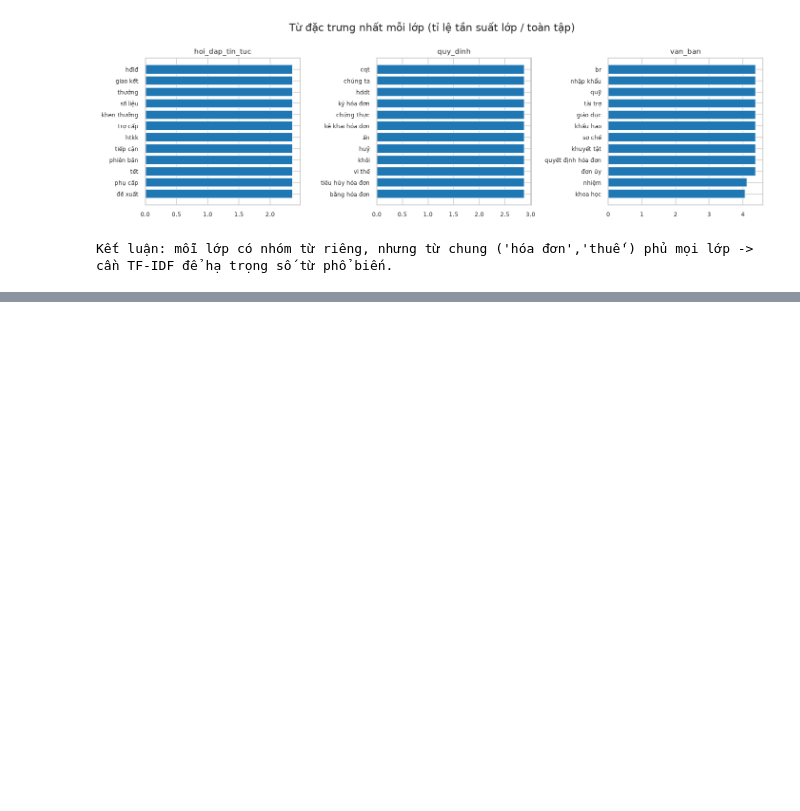
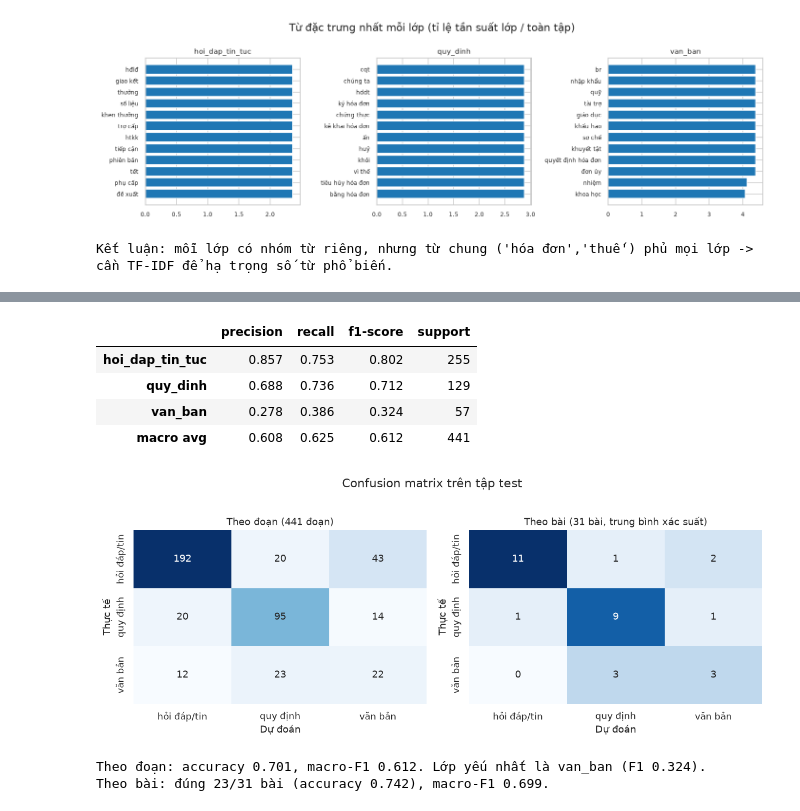
Before and after one commit to tobitran17-art/CO5177, a Jupyter notebook: notebooks/text_eda.ipynb, the cells around one changed output, grey strips where cells are left out. Saved outputs shown, nothing was run; the diff lists cells and outputs as text; code cells hidden in the pictures; blank space fills up the shorter version.

```diff
--- a/notebooks/text_eda.ipynb
+++ b/notebooks/text_eda.ipynb
@@ -214,0 +399,51 @@ plt.title("Word cloud toàn tập (sau khi tách từ và bỏ stopword)"); plt.
+# %%
+from sklearn.metrics import classification_report, confusion_matrix
+
+best = fit_pipeline(BEST_FEATURE, BEST_MODEL, train_val)
+test = test.copy()
+test["pred"] = predict(best, BEST_FEATURE, test)
+proba = pd.DataFrame(best.predict_proba(test[FEATURES[BEST_FEATURE][0]]), columns=best.classes_, index=test.index)
+test["confidence"] = proba.max(axis=1)
+
+test_acc = accuracy_score(test["category"], test["pred"])
+test_f1 = f1_score(test["category"], test["pred"], average="macro")
+report = pd.DataFrame(classification_report(test["category"], test["pred"], labels=CLASSES, output_dict=True)).T
+report = report.loc[CLASSES + ["macro avg"], ["precision", "recall", "f1-score", "support"]]
+report["support"] = report["support"].astype(int)
+display(report.style.format({"precision": "{:.3f}", "recall": "{:.3f}", "f1-score": "{:.3f}"}))
+
+post_proba = proba.assign(post_id=test["post_id"]).groupby("post_id")[list(best.classes_)].mean()
+post_pred = post_proba.idxmax(axis=1)
+post_true = test.drop_duplicates("post_id").set_index("post_id")["category"].loc[post_pred.index]
+post_acc = accuracy_score(post_true, post_pred)
+post_f1 = f1_score(post_true, post_pred, average="macro")
+
+fig, axes = plt.subplots(1, 2, figsize=(11.4, 4.4))
+for ax, (truth, pred, title) in zip(axes, [
+    (test["category"], test["pred"], f"Theo đoạn ({len(test)} đoạn)"),
+    (post_true, post_pred, f"Theo bài ({len(post_true)} bài, trung bình xác suất)"),
+]):
+    matrix = confusion_matrix(truth, pred, labels=CLASSES)
+    sns.heatmap(matrix, annot=True, fmt="d", cmap="Blues", cbar=False, ax=ax,
+                xticklabels=[SHORT[c] for c in CLASSES], yticklabels=[SHORT[c] for c in CLASSES])
+    ax.set_xlabel("Dự đoán")
+    ax.set_ylabel("Thực tế")
+    ax.set_title(title)
+fig.suptitle("Confusion matrix trên tập test", y=1.02)
+fig.tight_layout()
+save_figure(fig, "text-06-confusion.png")
+plt.show()
+
+van_ban_f1 = report.loc["van_ban", "f1-score"]
+print(f"Theo đoạn: accuracy {test_acc:.3f}, macro-F1 {test_f1:.3f}. Lớp yếu nhất là van_ban (F1 {van_ban_f1:.3f}).")
+print(f"Theo bài: đúng {int((post_true == post_pred).sum())}/{len(post_true)} bài (accuracy {post_acc:.3f}), macro-F1 {post_f1:.3f}.")
+assert post_f1 > test_f1 and van_ban_f1 == report.loc[CLASSES, "f1-score"].min()
+# %% [output]
+|  | precision | recall | f1-score | support |
+| hoi_dap_tin_tuc | 0.857 | 0.753 | 0.802 | 255 |
+| quy_dinh | 0.688 | 0.736 | 0.712 | 129 |
+| van_ban | 0.278 | 0.386 | 0.324 | 57 |
+| macro avg | 0.608 | 0.625 | 0.612 | 441 |
+[figure, added]
+Theo đoạn: accuracy 0.701, macro-F1 0.612. Lớp yếu nhất là van_ban (F1 0.324).
+Theo bài: đúng 23/31 bài (accuracy 0.742), macro-F1 0.699.
```
Also changed, not shown: parts of 16 cells of this notebook, 6 other files.
